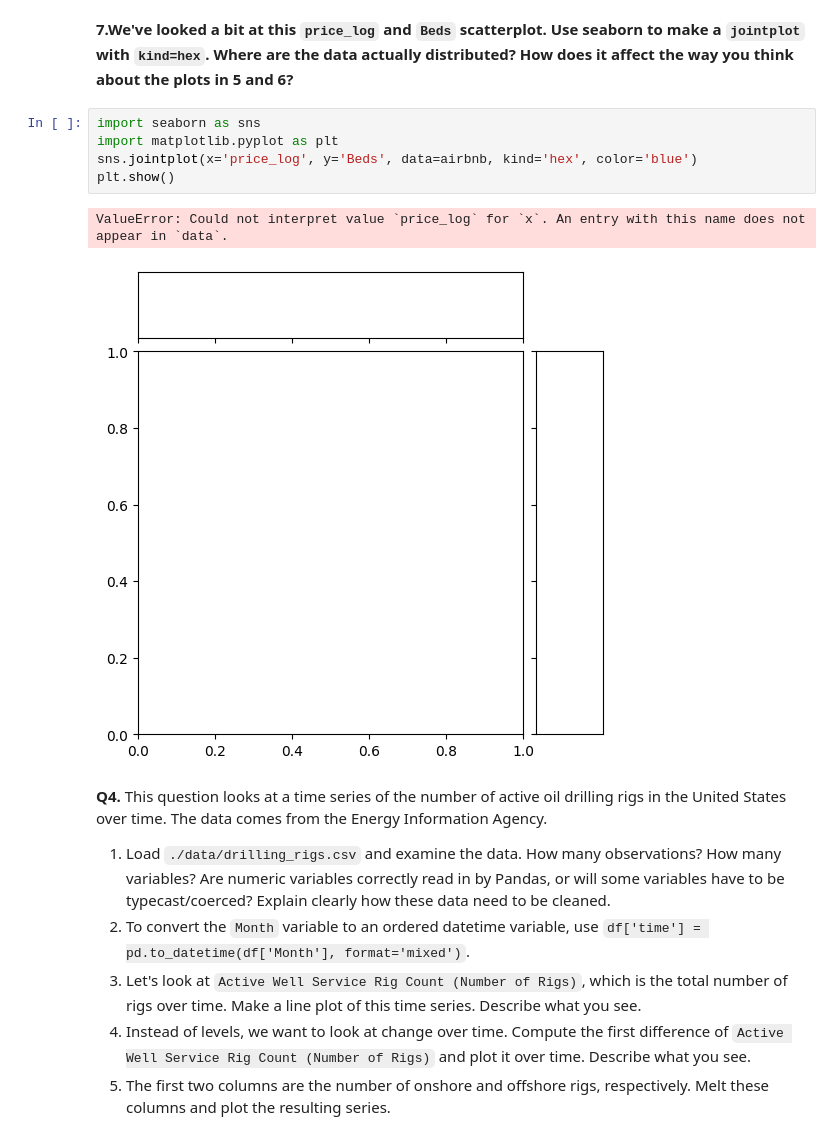
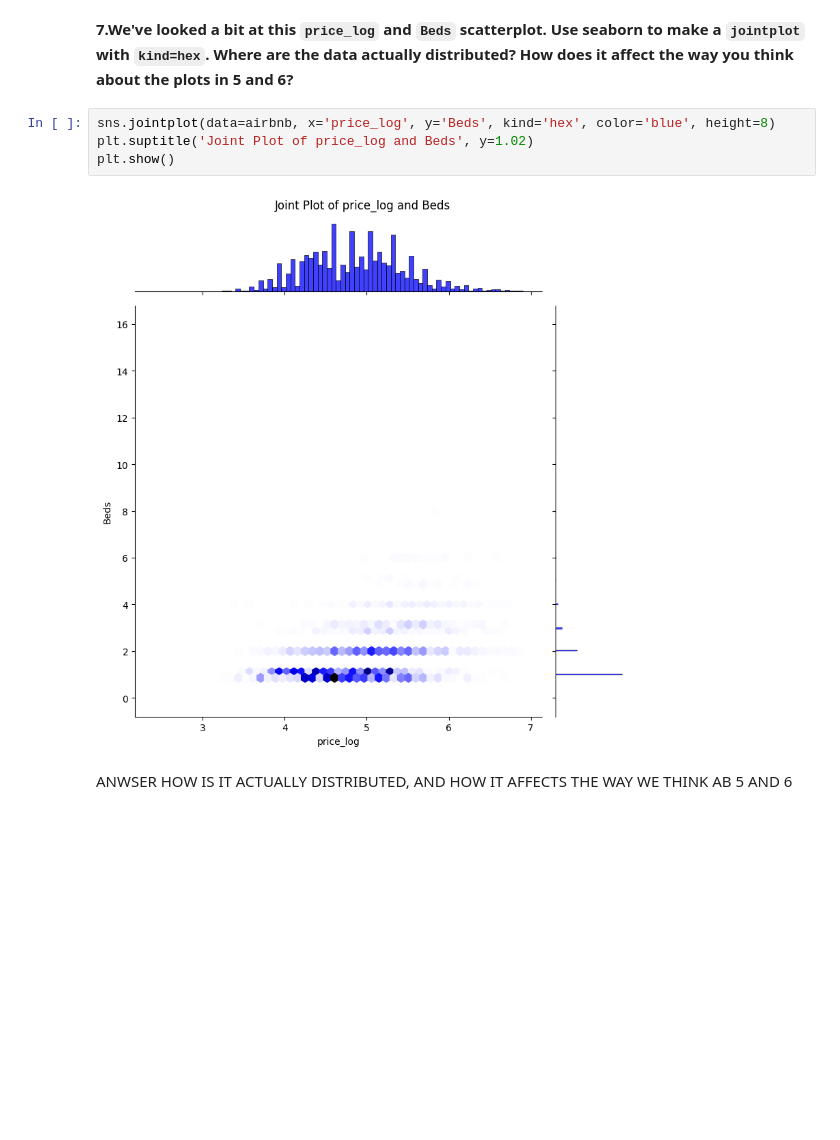
Before and after one commit to norawik/EDA, a Jupyter notebook: assignment/assignment.ipynb, the cells around one changed output. Saved outputs shown, nothing was run; the diff lists cells and outputs as text; blank space fills up the shorter version.

```diff
--- a/assignment/assignment.ipynb
+++ b/assignment/assignment.ipynb
@@ -328,19 +477,11 @@ After computing a description of `Price` conditional on `Room Type` and `Propert
 # %% [markdown]
 
 **7.We've looked a bit at this `price_log` and `Beds` scatterplot. Use seaborn to make a `jointplot` with `kind=hex`. Where are the data actually distributed? How does it affect the way you think about the plots in 5 and 6?**
-# %%
-import seaborn as sns
-import matplotlib.pyplot as plt
-sns.jointplot(x='price_log', y='Beds', data=airbnb, kind='hex', color='blue')
-plt.show()
-# %% [output]
-ValueError: Could not interpret value `price_log` for `x`. An entry with this name does not appear in `data`.
-[figure, removed]
-# %% [markdown]
-**Q4.** This question looks at a time series of the number of active oil drilling rigs in the United States over time. The data comes from the Energy Information Agency.
-
-1. Load `./data/drilling_rigs.csv` and examine the data. How many observations? How many variables? Are numeric variables correctly read in by Pandas, or will some variables have to be typecast/coerced? Explain clearly how these data need to be cleaned.
-2. To convert the `Month` variable to an ordered datetime variable, use `df['time'] = pd.to_datetime(df['Month'], format='mixed')`.
-3. Let's look at `Active Well Service Rig Count (Number of Rigs)`, which is the total number of rigs over time. Make a line plot of this time series. Describe what you see.
-4. Instead of levels, we want to look at change over time. Compute the first difference of  `Active Well Service Rig Count (Number of Rigs)` and plot it over time. Describe what you see.
-5. The first two columns are the number of onshore and offshore rigs, respectively. Melt these columns and plot the resulting series.
+# %%
+sns.jointplot(data=airbnb, x='price_log', y='Beds', kind='hex', color='blue', height=8)
+plt.suptitle('Joint Plot of price_log and Beds', y=1.02)
+plt.show()
+# %% [output]
+[figure, added]
+# %% [markdown]
+ANWSER HOW IS IT ACTUALLY DISTRIBUTED, AND HOW IT AFFECTS THE WAY WE THINK AB 5 AND 6
```
Also changed, not shown: parts of 23 cells of this notebook.
